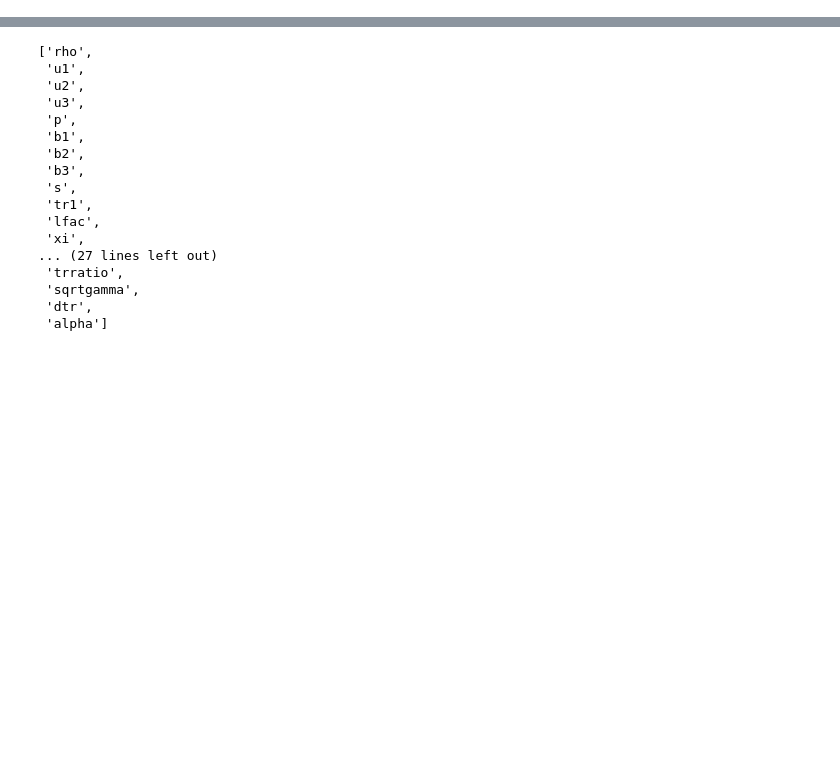
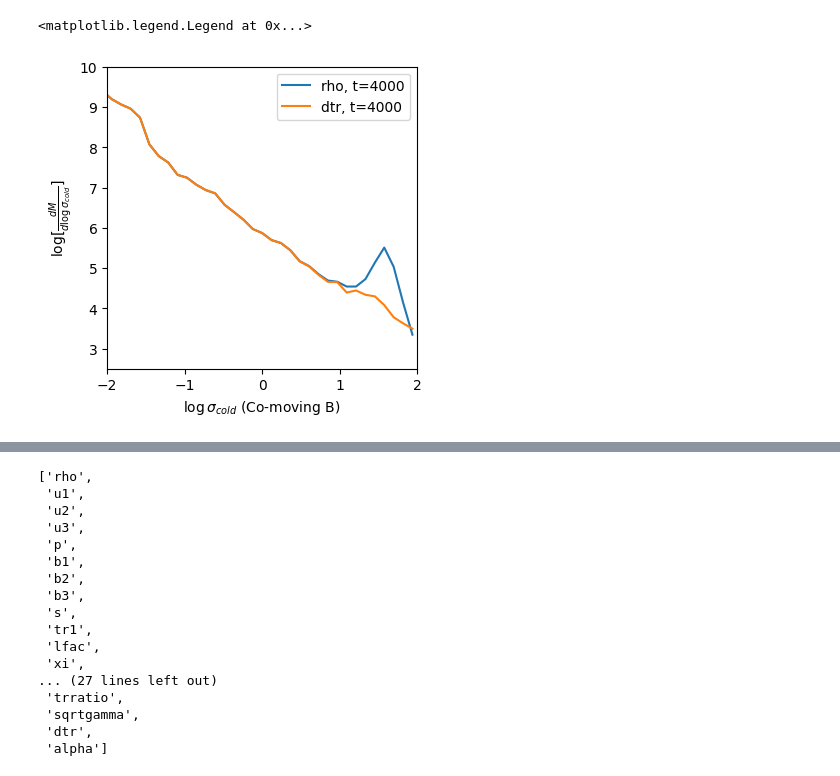
Before and after one commit to kc3058/Tracer-Analysis, a Jupyter notebook: TracerAnalysis.ipynb, the cells around one changed output, grey strips where cells are left out. Cells and saved outputs as stored; diff of their text form; code cells hidden in the pictures; blank space fills up the shorter version.

```diff
--- a/TracerAnalysis.ipynb
+++ b/TracerAnalysis.ipynb
@@ -155,0 +298,33 @@ def plot(dm,tm,logX, logY, ax, xlim=None, ylim=None):
+# %%
+nbs=100
+radcap=100
+radfloor=None
+xmin=1e-10
+xmax=100
+logX=True
+logY=True
+xlim=(-2,2)
+ylim=(2.5,10)
+
+rsigma=d2.sigma
+tsigma=d2.sigma/np.clip(d2.tr1,1e-20,max(d2.tr1))
+
+
+bindata=(nbs, xmin, xmax, True)
+mad2=MADBins(d2, bindata)
+rhodf=mad2.getBinning(rsigma,radcap)
+tr1df=mad2.getBinning(tsigma,radcap)
+fig=plt.figure(figsize=(4,4),dpi=100)
+ax = fig.add_subplot(1, 1, 1)
+#mad2.plot(dff2,True,True,ax)
+dm=rhodf.rhomass
+tm=tr1df.tr1mass
+joindf=rhodf[['bin','rhomass']]
+joindf['tr1mass']=tm
+mad2.plot(joindf,logX,logY,ax,xlim,ylim)
+ax.set_xlabel(r'$\log \sigma_{cold}$ (Co-moving B)')
+ax.set_ylabel(r'$\log[\frac{dM}{d\log\sigma_{cold}}]$')
+ax.legend()
+# %% [output]
+<matplotlib.legend.Legend at 0x...>
+[figure, added]
```
Also changed, not shown: parts of 39 cells of this notebook.
